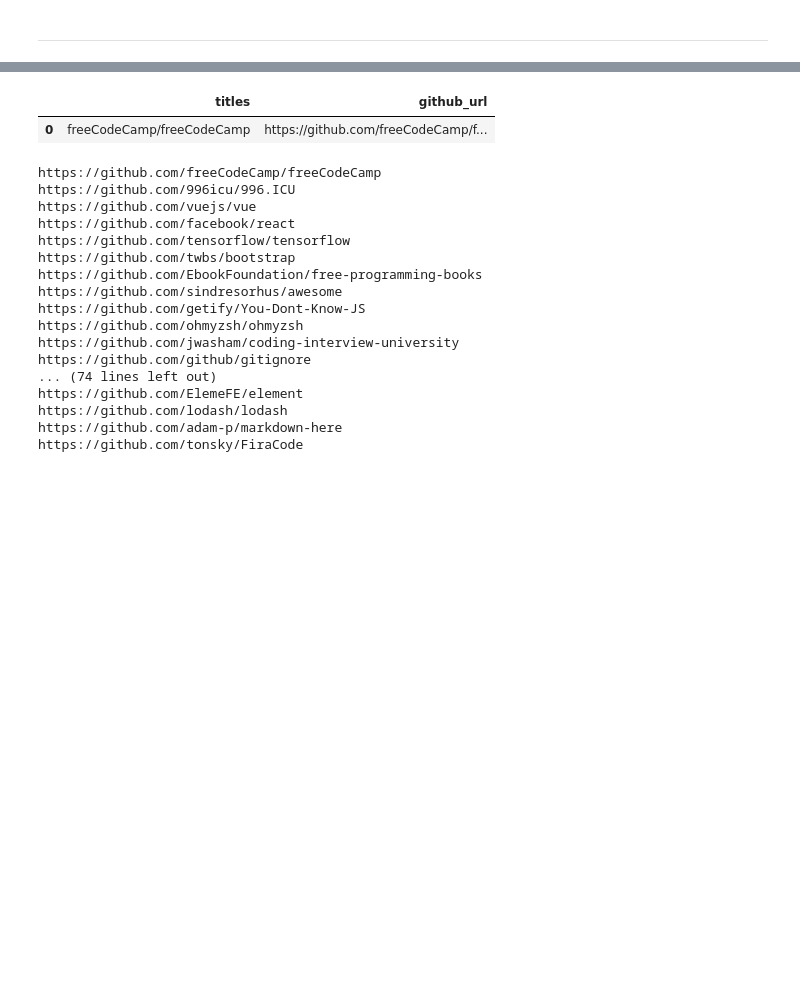
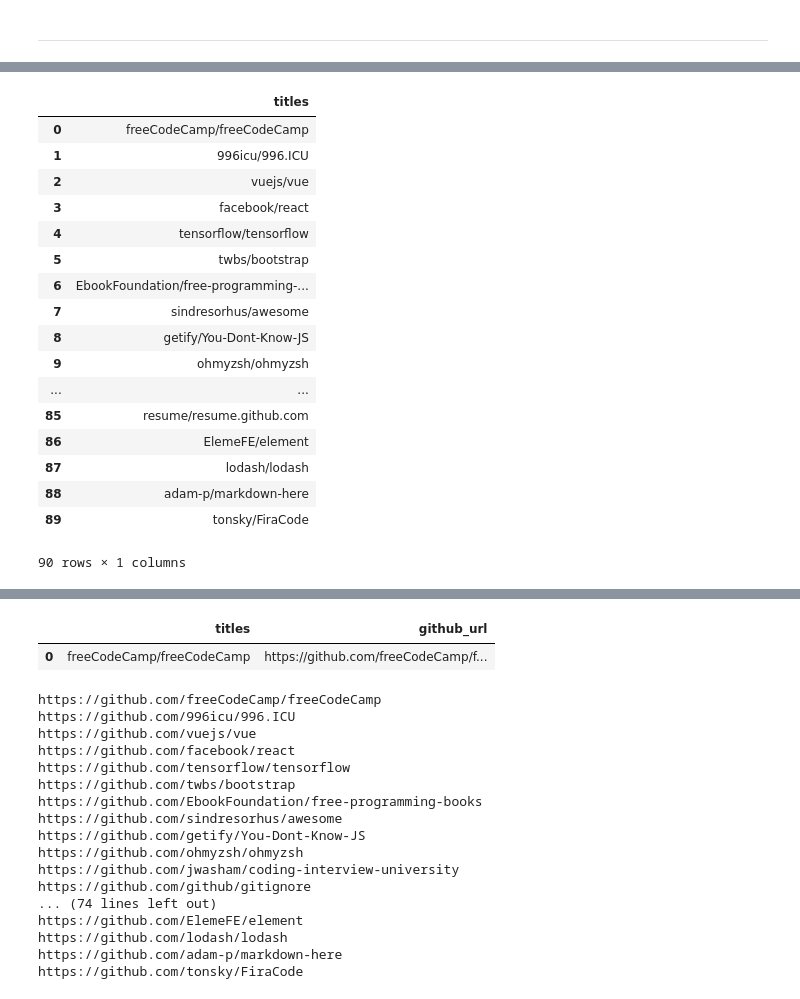
Before and after one commit to pellegrino-nlp/nlp_project, a Jupyter notebook: cris_notebook.ipynb, the cells around one changed output, grey strips where cells are left out. Cells and saved outputs as stored; diff of their text form; code cells hidden in the pictures; blank space fills up the shorter version.

```diff
--- a/cris_notebook.ipynb
+++ b/cris_notebook.ipynb
@@ -105,5 +92,26 @@ repos
 # %%
 repos = pd.read_csv("90_titles.csv", usecols=["titles"])
 repos = pd.DataFrame(repos.titles.str.strip())
+# %%
+repos
+# %% [output]
+|  | titles |
+| 0 | freeCodeCamp/freeCodeCamp |
+| 1 | 996icu/996.ICU |
+| 2 | vuejs/vue |
+| 3 | facebook/react |
+| 4 | tensorflow/tensorflow |
+| 5 | twbs/bootstrap |
+| 6 | EbookFoundation/free-programming-... |
+| 7 | sindresorhus/awesome |
+| 8 | getify/You-Dont-Know-JS |
+| 9 | ohmyzsh/ohmyzsh |
+| ... | ... |
+| 85 | resume/resume.github.com |
+| 86 | ElemeFE/element |
+| 87 | lodash/lodash |
+| 88 | adam-p/markdown-here |
+| 89 | tonsky/FiraCode |
+90 rows × 1 columns
 # %%
 cards["github_url"] = "https://github.com/" + cards.titles
```
Also changed, not shown: parts of 8 cells of this notebook, 1 other file.
